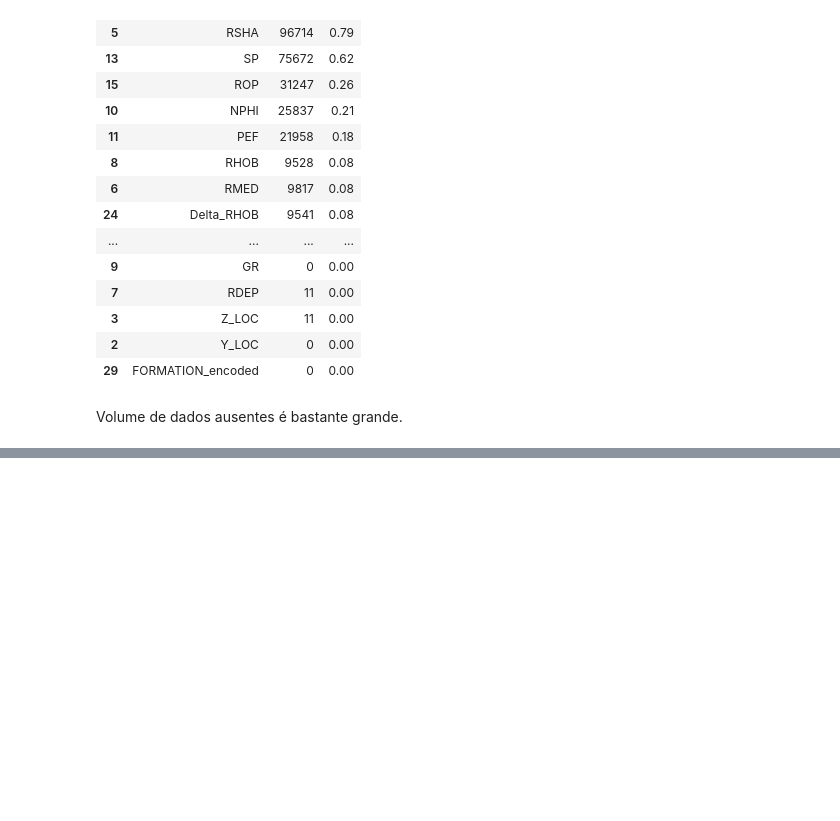
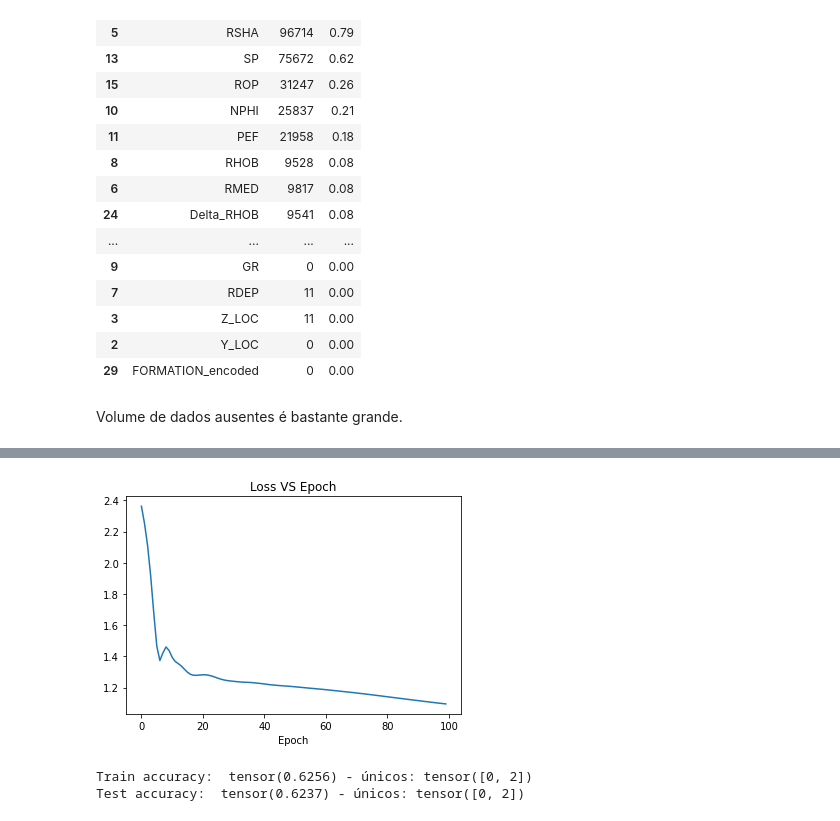
Before and after one commit to jopapo/pos_datascience_redesneurais_tf, a Jupyter notebook: tf.ipynb, the cells around one changed output, grey strips where cells are left out. Saved outputs shown, nothing was run; the diff lists cells and outputs as text; code cells hidden in the pictures; blank space fills up the shorter version.

```diff
--- a/tf.ipynb
+++ b/tf.ipynb
@@ -1002,0 +997,9 @@ df_lithology_clean_scaled
+# %%
+# MinMaxScaler vai fazer com que -999 fique como 0 (zero), o que é bom pra rede neural.
+# Há colunas que já estão normalizadas. A princípio vamos ignorar pq não deve alterar o resultado.
+scaler = preprocessing.MinMaxScaler()
+
+df_lithology_scaled = df_lithology.copy()
+df_lithology_scaled[category_columns] = scaler.fit_transform(df_lithology_scaled[category_columns])
+
+df_lithology_scaled
@@ -1002,0 +1020,5 @@ df_lithology_clean_scaled
+# %%
+(X_train_13, X_test_13, y_train_13, y_test_13) = separate_datasets(df_lithology_scaled)
+
+model_v13 = train_model(ANN_v2, X_train=X_train_13, y_train=y_train_13)
+# %% [output]
@@ -1002,0 +1035,9 @@ df_lithology_clean_scaled
+[figure, added]
+# %%
+#output_hidden_prediction(model_v11, columns=corr_fields)
+print_accuracy(model_v13, X_tr=X_train_13, y_tr=y_train_13, X_te=X_test_13, y_te=y_test_13)
+
+# Hum... melhorou o resultado em relação ao não normalizado.
+# %% [output]
+Train accuracy:  tensor(0.6256) - únicos: tensor([0, 2])
+Test accuracy:  tensor(0.6237) - únicos: tensor([0, 2])
```
Also changed, not shown: parts of 11 cells of this notebook, 2 other files.
